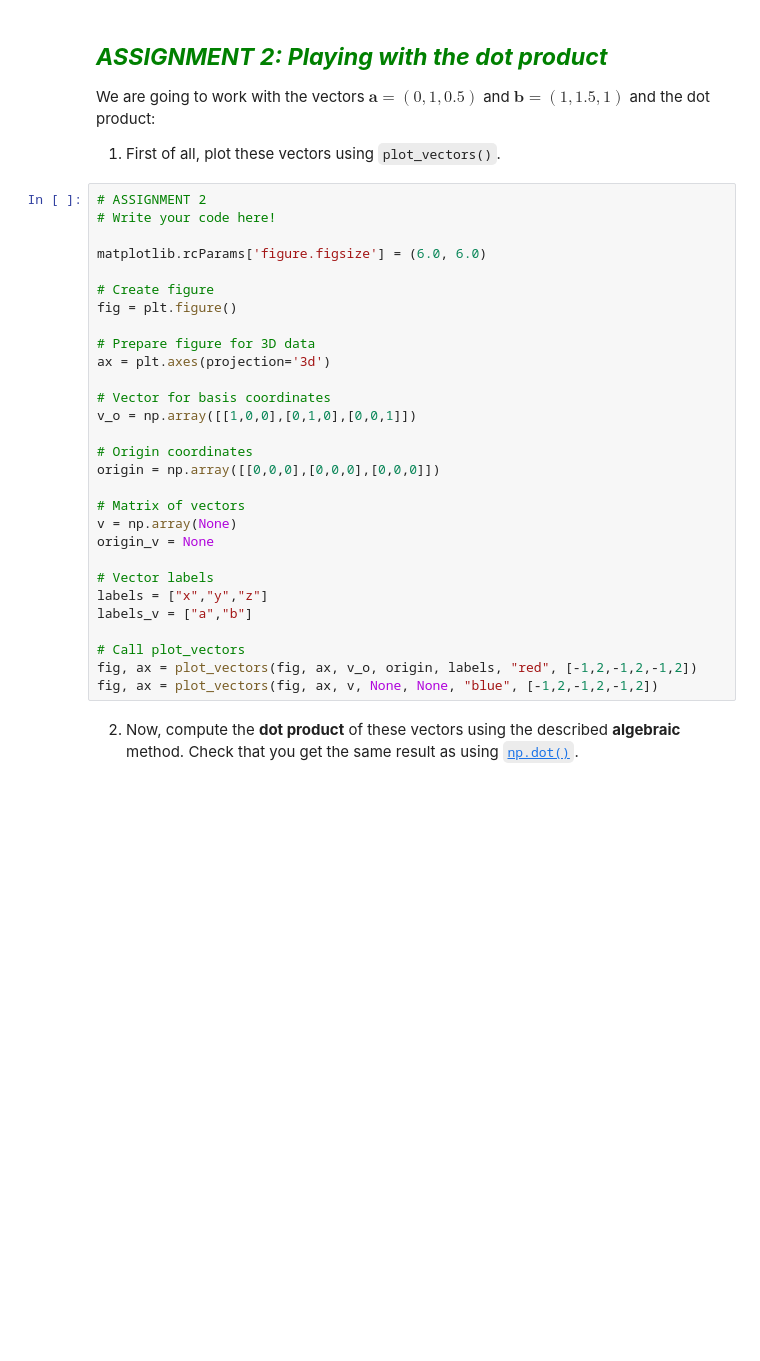
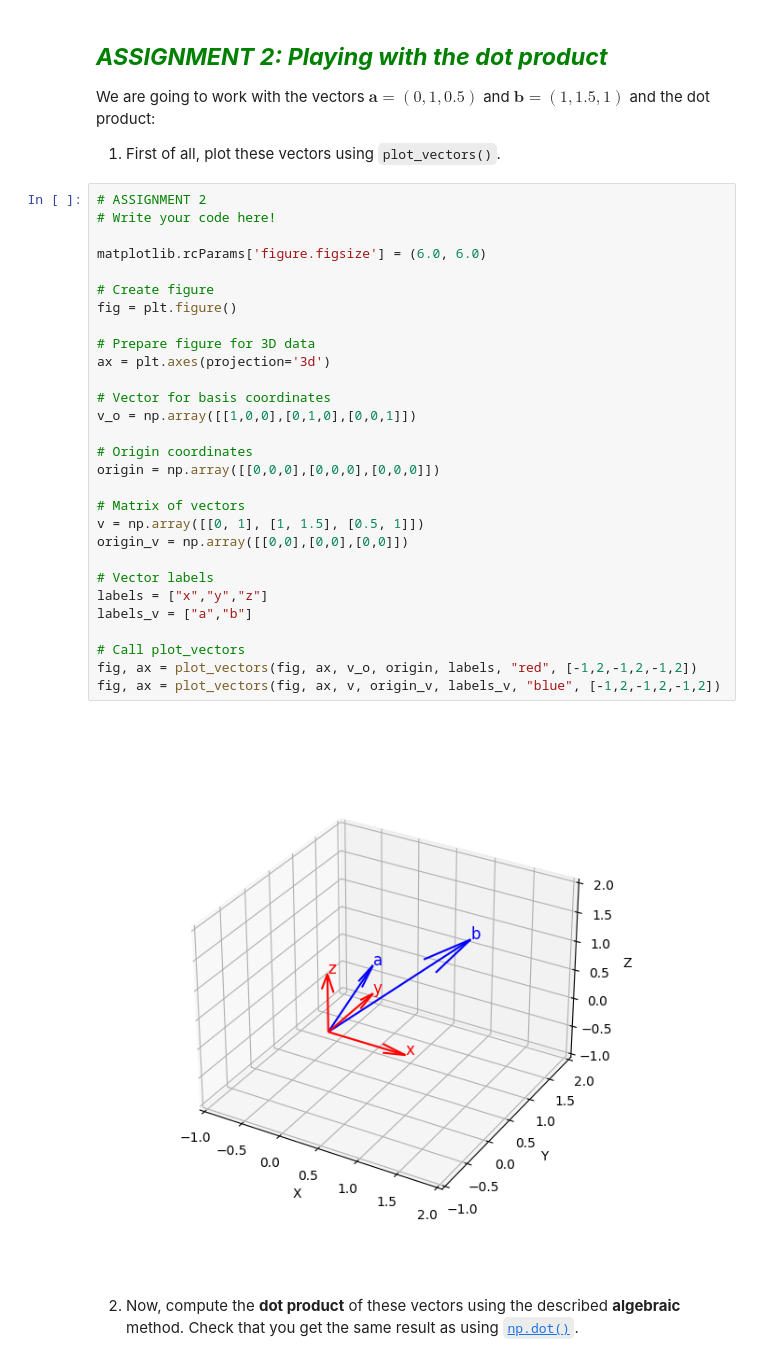
Before and after one commit to angelfdezcivila/uma_cv_2023, a Jupyter notebook: Chapter 08. Image Formation/8.1 Mathematical tools. Euclidean transformations in 3D.ipynb, the cells around one changed output. Cells and saved outputs as stored; diff of their text form; blank space fills up the shorter version.

```diff
--- a/Chapter 08. Image Formation/8.1 Mathematical tools. Euclidean transformations in 3D.ipynb
+++ b/Chapter 08. Image Formation/8.1 Mathematical tools. Euclidean transformations in 3D.ipynb
@@ -284,32 +290,34 @@ We are going to work with the vectors $\mathbf{a}=(0,1,0.5)$ and $\mathbf{b}=(1,
 # %%
 # ASSIGNMENT 2
 # Write your code here!
 
 matplotlib.rcParams['figure.figsize'] = (6.0, 6.0)
 
 # Create figure
 fig = plt.figure()
 
 # Prepare figure for 3D data
 ax = plt.axes(projection='3d')
 
 # Vector for basis coordinates
 v_o = np.array([[1,0,0],[0,1,0],[0,0,1]])
 
 # Origin coordinates
 origin = np.array([[0,0,0],[0,0,0],[0,0,0]])
 
 # Matrix of vectors
-v = np.array(None)
-origin_v = None
+v = np.array([[0, 1], [1, 1.5], [0.5, 1]])
+origin_v = np.array([[0,0],[0,0],[0,0]])
 
 # Vector labels
 labels = ["x","y","z"]
 labels_v = ["a","b"]
 
 # Call plot_vectors
 fig, ax = plot_vectors(fig, ax, v_o, origin, labels, "red", [-1,2,-1,2,-1,2])
-fig, ax = plot_vectors(fig, ax, v, None, None, "blue", [-1,2,-1,2,-1,2])
+fig, ax = plot_vectors(fig, ax, v, origin_v, labels_v, "blue", [-1,2,-1,2,-1,2])
+# %% [output]
+[figure, added]
 # %% [markdown]
 2. Now, compute the **dot product** of these vectors using the described **algebraic** method. Check that you get the same result as using [`np.dot()`](https://numpy.org/doc/stable/reference/generated/numpy.dot.html).
 # %%
```
Also changed, not shown: parts of 15 cells of this notebook, 3 other files.
